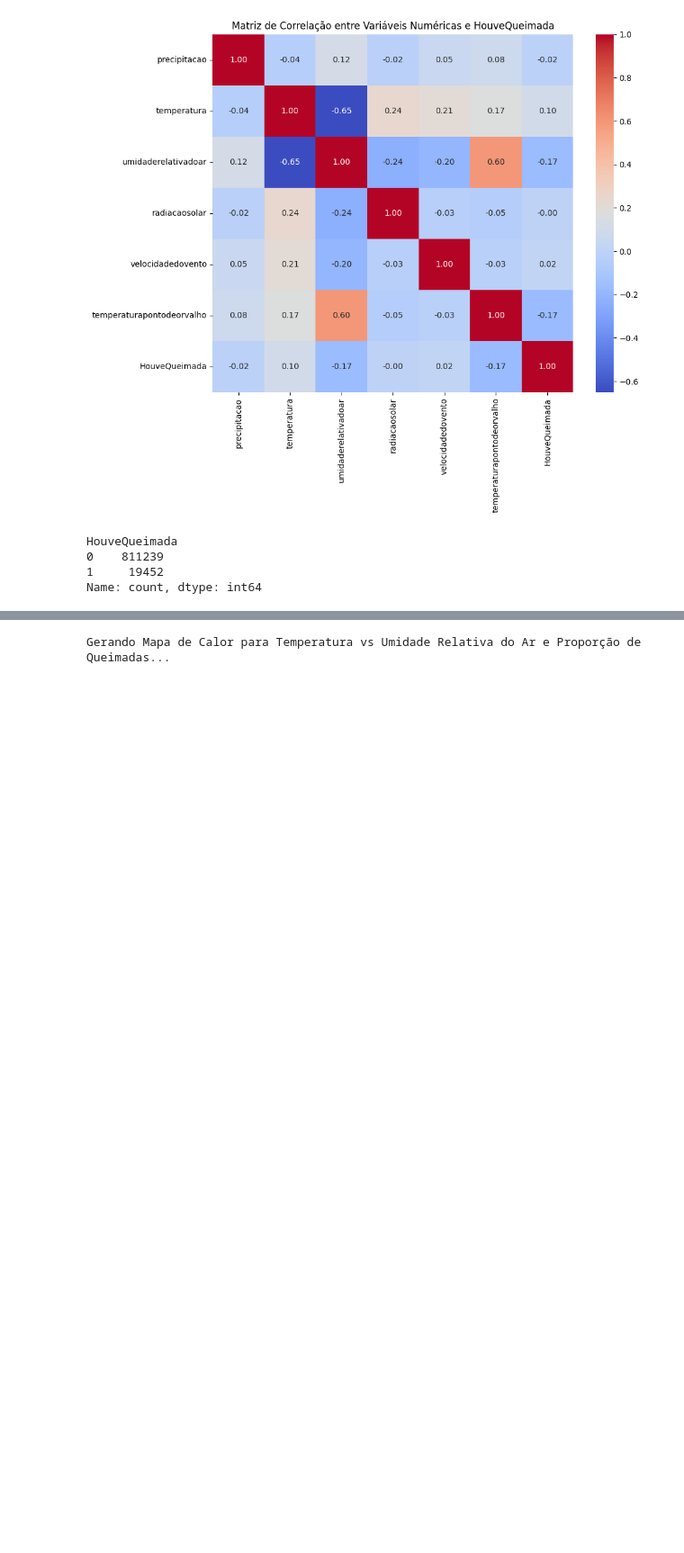
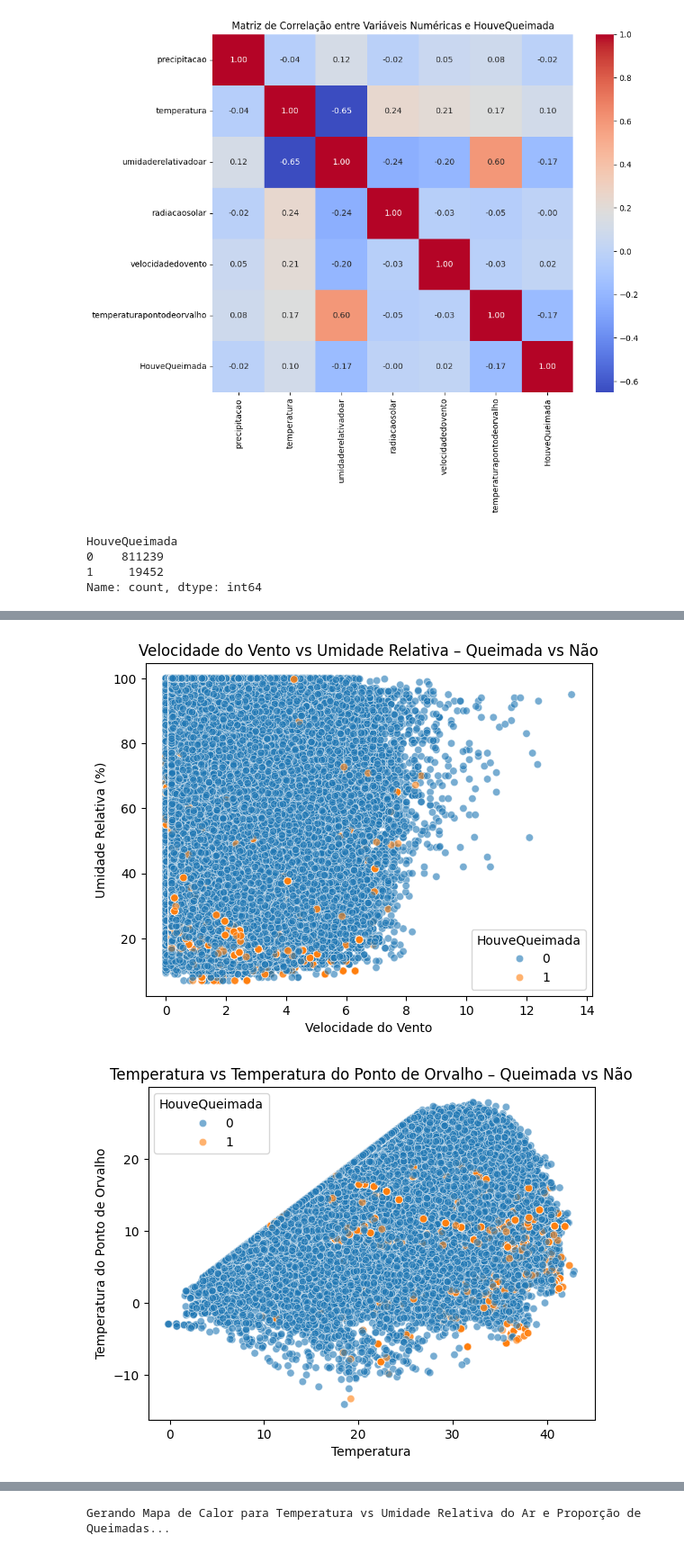
Before and after one commit to costaer/PIQueimadas, a Jupyter notebook: PIQueimadas.ipynb, the cells around one changed output, grey strips where cells are left out. Shown at 90% size. Saved outputs shown, nothing was run; the diff lists cells and outputs as text; code cells hidden in the pictures; blank space fills up the shorter version.

```diff
--- a/PIQueimadas.ipynb
+++ b/PIQueimadas.ipynb
@@ -1063,0 +1121,19 @@ Name: count, dtype: int64
+# %%
+# Plotar velocidade do vento vs umidade relativa, com cor pela classe
+sns.scatterplot(x="velocidadedovento", y="umidaderelativadoar", hue="HouveQueimada",
+                data=df_sem_nulos, alpha=0.6)
+plt.title("Velocidade do Vento vs Umidade Relativa – Queimada vs Não")
+plt.xlabel("Velocidade do Vento")
+plt.ylabel("Umidade Relativa (%)")
+plt.show()
+
+# Temperatura vs ponto de orvalho
+sns.scatterplot(x="temperatura", y="temperaturapontodeorvalho", hue="HouveQueimada",
+                data=df_sem_nulos, alpha=0.6)
+plt.title("Temperatura vs Temperatura do Ponto de Orvalho – Queimada vs Não")
+plt.xlabel("Temperatura")
+plt.ylabel("Temperatura do Ponto de Orvalho")
+plt.show()
+# %% [output]
+[figure, added]
+[figure, added]
```
Also changed, not shown: parts of 26 cells of this notebook.
